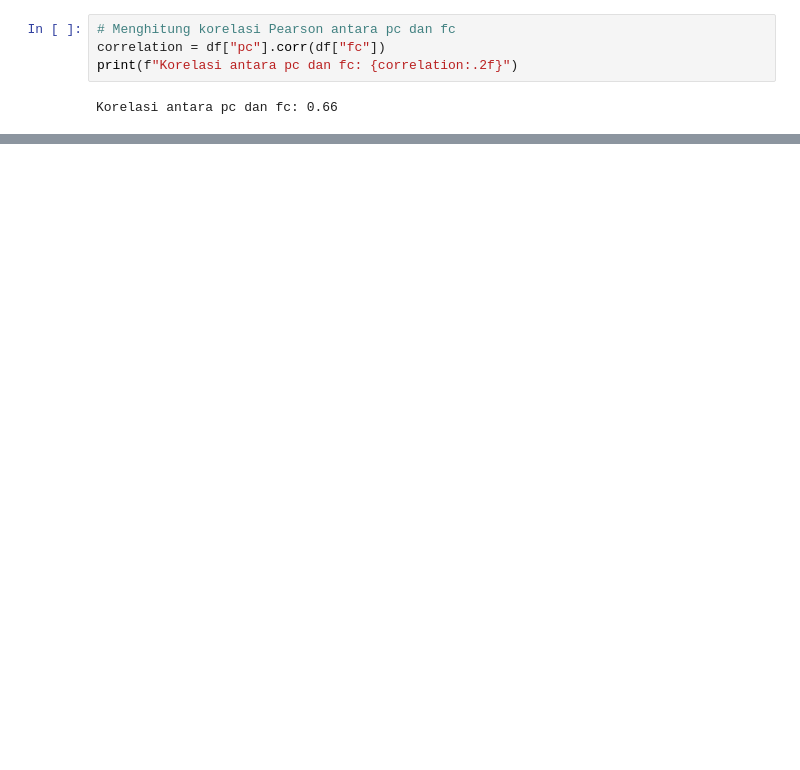
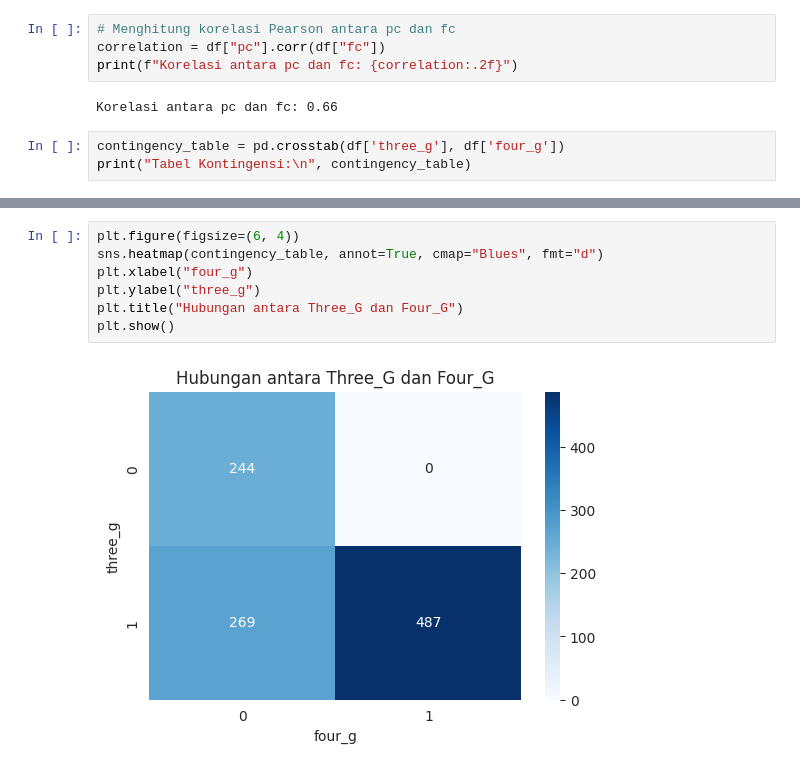
Before and after one commit to dkzyhg/mobile-eda, a Jupyter notebook: eda_mobile_phone.ipynb, the cells around one changed output, grey strips where cells are left out. Saved outputs shown, nothing was run; the diff lists cells and outputs as text; blank space fills up the shorter version.

```diff
--- a/eda_mobile_phone.ipynb
+++ b/eda_mobile_phone.ipynb
@@ -162,3 +162,6 @@ correlation = df["pc"].corr(df["fc"])
 print(f"Korelasi antara pc dan fc: {correlation:.2f}")
 # %% [output]
 Korelasi antara pc dan fc: 0.66
+# %%
+contingency_table = pd.crosstab(df['three_g'], df['four_g'])
+print("Tabel Kontingensi:\n", contingency_table)
@@ -164,0 +185,9 @@ Korelasi antara pc dan fc: 0.66
+# %%
+plt.figure(figsize=(6, 4))
+sns.heatmap(contingency_table, annot=True, cmap="Blues", fmt="d")
+plt.xlabel("four_g")
+plt.ylabel("three_g")
+plt.title("Hubungan antara Three_G dan Four_G")
+plt.show()
+# %% [output]
+[figure, added]
```
Also changed, not shown: parts of 9 cells of this notebook.
